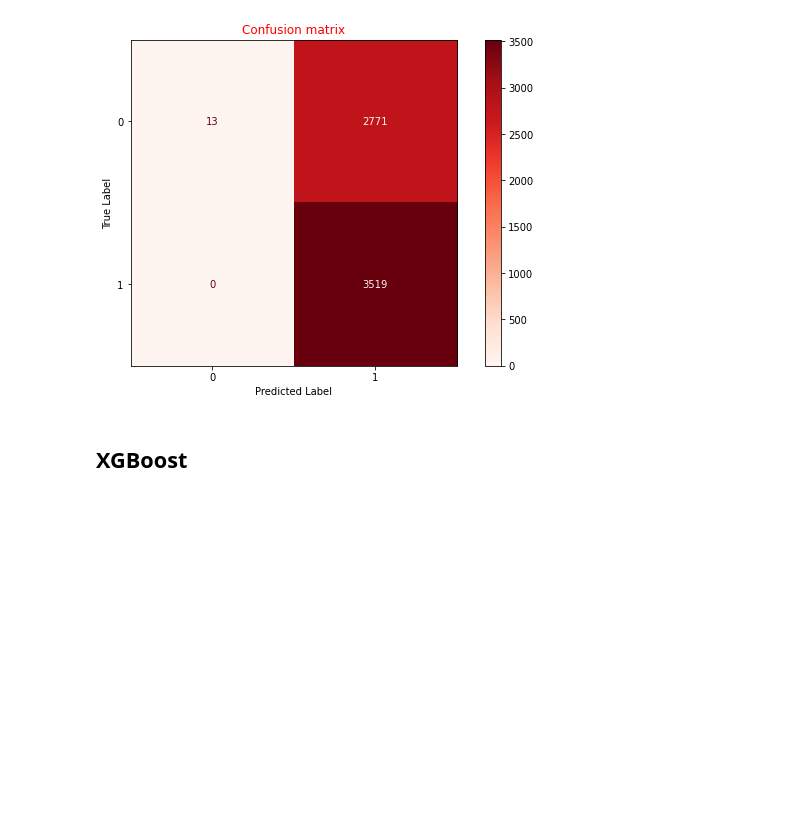
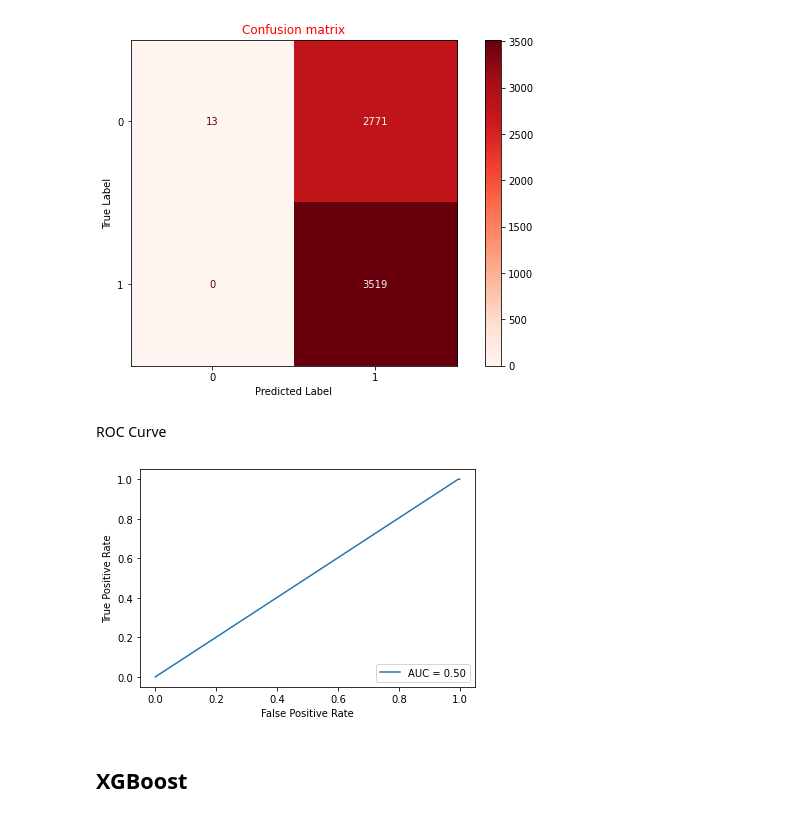
Before and after one commit to rejsafranko/Predicting-NBA-Shots, a Jupyter notebook: notebooks/Model_Performance_Analysis.ipynb, the cells around one changed output. Saved outputs shown, nothing was run; the diff lists cells and outputs as text; code cells hidden in the pictures; blank space fills up the shorter version.

```diff
--- a/notebooks/Model_Performance_Analysis.ipynb
+++ b/notebooks/Model_Performance_Analysis.ipynb
@@ -135,8 +155,8 @@ model = keras.models.load_model("../models/NNSigmoid")
 test_data = load("../data/test data/nnsigmoid_test_data.joblib")
 # %%
 label_predictions = model.predict(test_data["features"])
-label_predictions[label_predictions <= 0.5] = 0
-label_predictions[label_predictions > 0.5] = 1
+label_predictions[label_predictions < 0.5] = 0
+label_predictions[label_predictions >= 0.5] = 1
 # %% [output]
 197/197 [==============================] - 0s 2ms/step
 # %% [markdown]
@@ -171,6 +191,14 @@ plt.gcf().axes[1].tick_params(color="black")
 plt.gcf().set_size_inches(10,6)
 # %% [output]
 [figure]
+# %% [markdown]
+ROC Curve
+# %%
+fpr, tpr, tresholds = roc_curve(test_data["labels"], label_predictions)
+disp = RocCurveDisplay(fpr=fpr, tpr=tpr, roc_auc=roc_auc_score(test_data["labels"], label_predictions))
+disp.plot();
+# %% [output]
+[figure, added]
 # %% [markdown]
 ## XGBoost
 # %%
```
Also changed, not shown: parts of 12 cells of this notebook.
